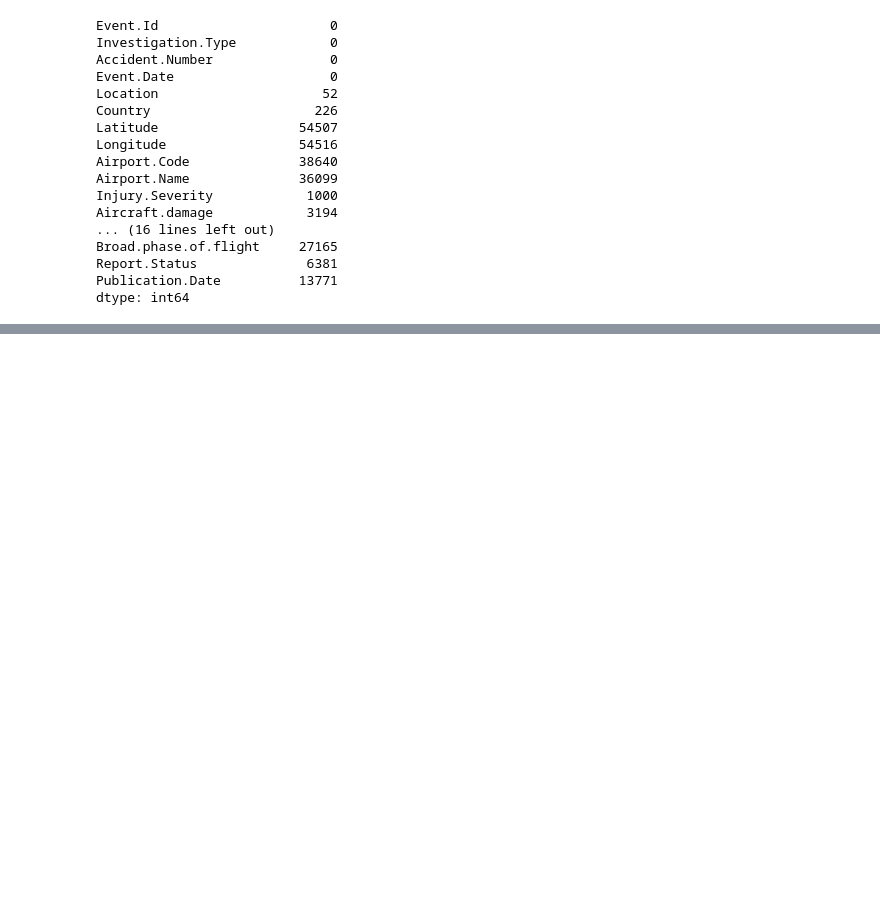
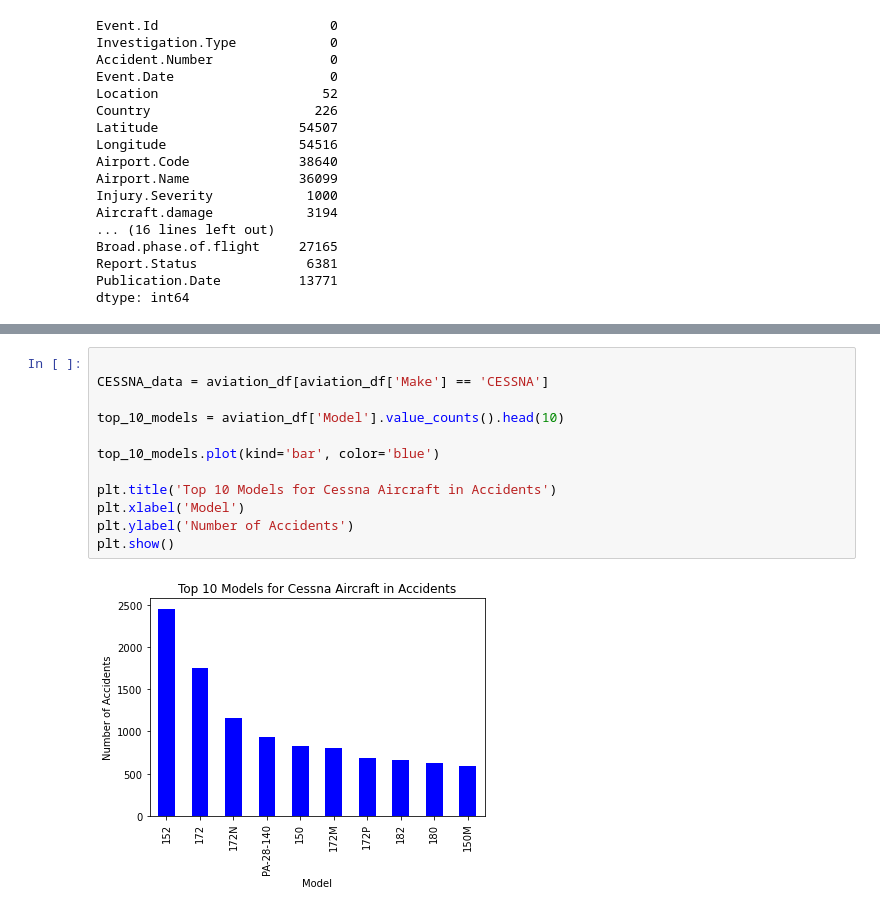
Before and after one commit to Murimi49/phase-1-project, a Jupyter notebook: Project.ipynb, the cells around one changed output, grey strips where cells are left out. Drawn from its saved outputs; the diff is of its cells as text; blank space fills up the shorter version.

```diff
--- a/Project.ipynb
+++ b/Project.ipynb
@@ -68,0 +179,14 @@ dtype: int64
+# %%
+
+CESSNA_data = aviation_df[aviation_df['Make'] == 'CESSNA']
+
+top_10_models = aviation_df['Model'].value_counts().head(10)
+
+top_10_models.plot(kind='bar', color='blue')
+
+plt.title('Top 10 Models for Cessna Aircraft in Accidents')
+plt.xlabel('Model')
+plt.ylabel('Number of Accidents')
+plt.show()
+# %% [output]
+[figure, added]
```
Also changed, not shown: parts of 14 cells of this notebook, 5 other files.
